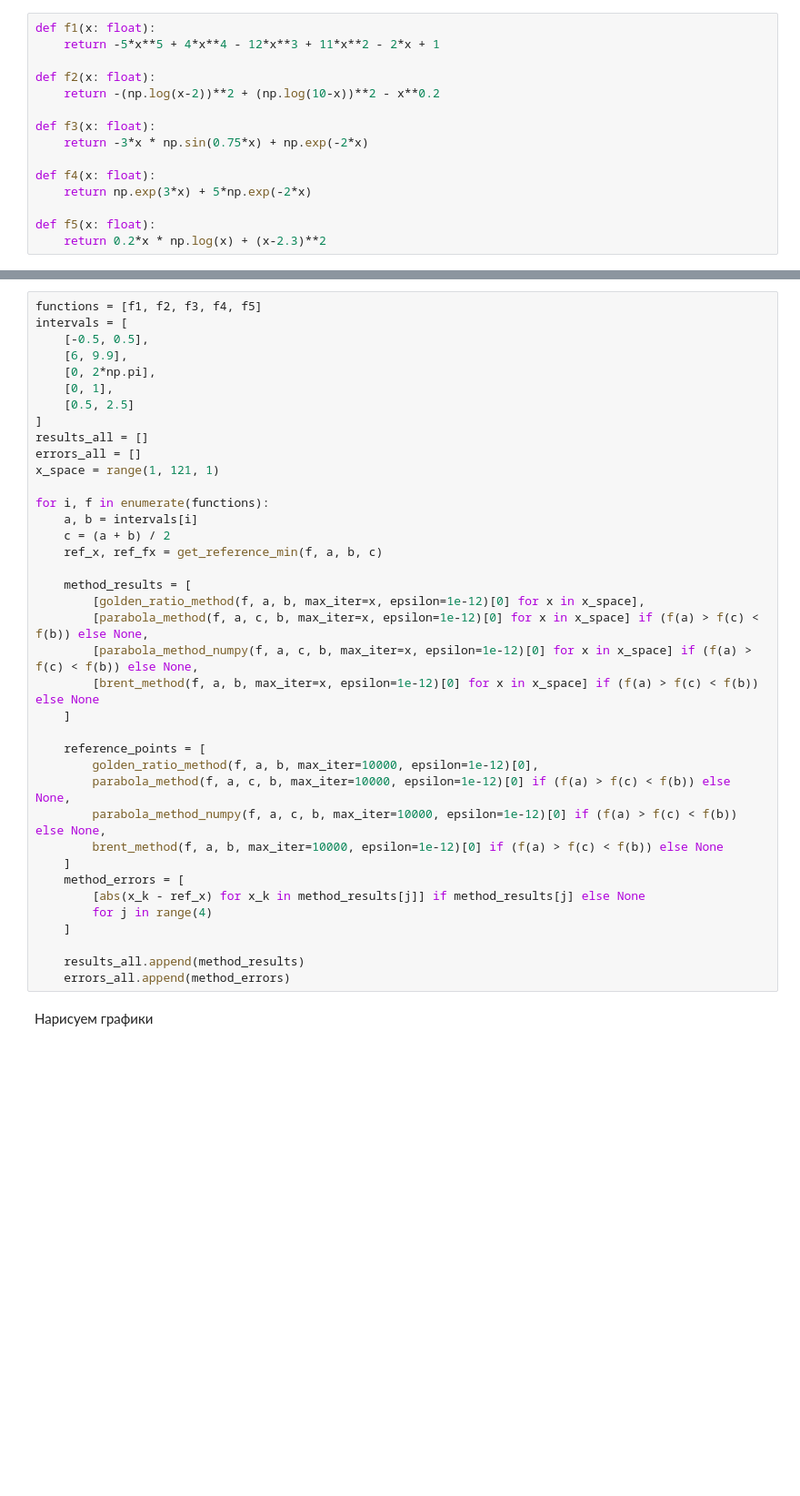
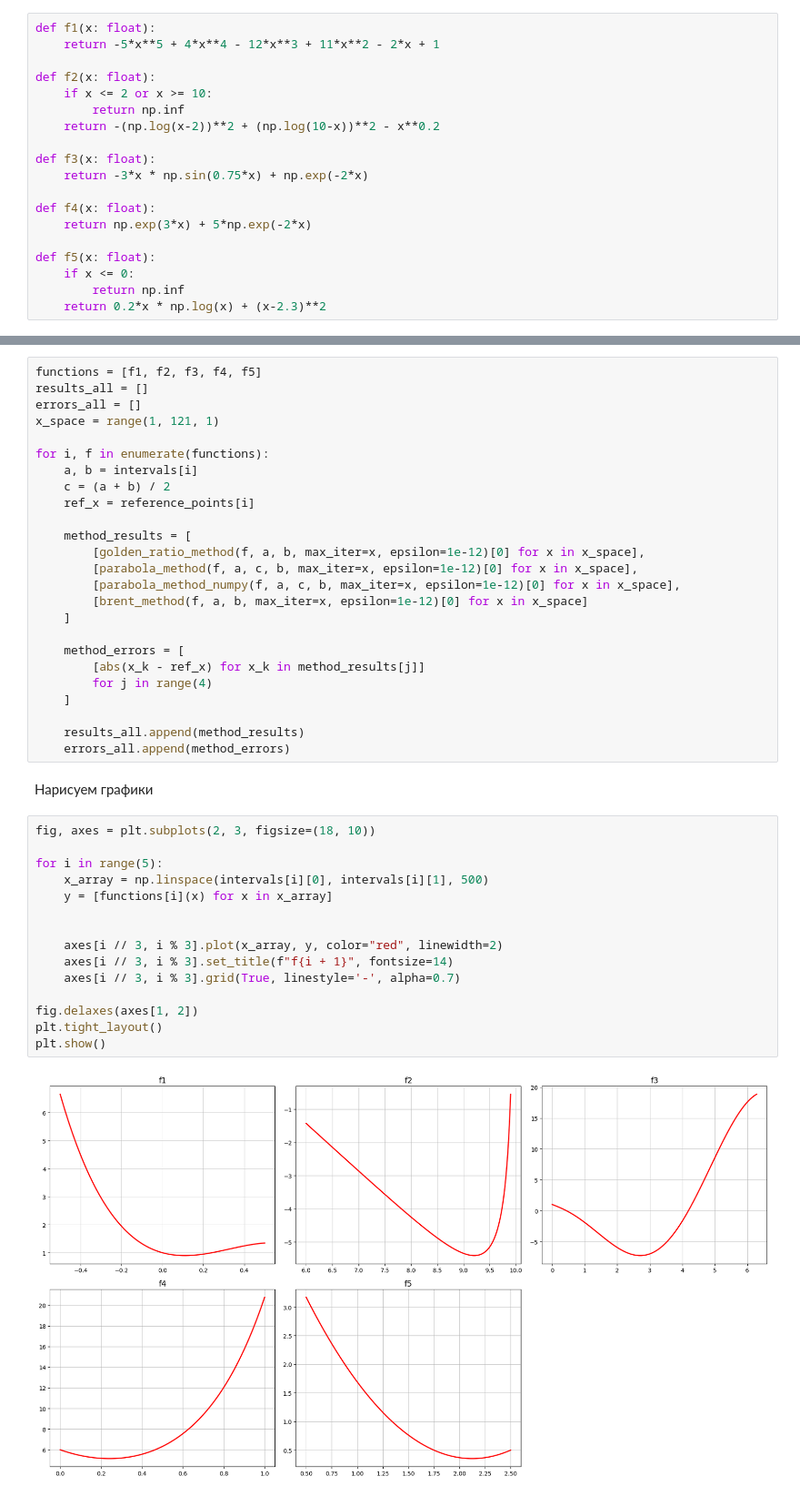
Before and after one commit to n-sukhov/OptMeth, a Jupyter notebook: Lab1/lab_1.ipynb, the cells around one changed output, grey strips where cells are left out. Shown at 91% size. Drawn from its saved outputs; the diff is of its cells as text; blank space fills up the shorter version.

```diff
--- a/Lab1/lab_1.ipynb
+++ b/Lab1/lab_1.ipynb
@@ -186,6 +181,8 @@ def f1(x: float):
     return -5*x**5 + 4*x**4 - 12*x**3 + 11*x**2 - 2*x + 1
 
 def f2(x: float):
+    if x <= 2 or x >= 10:
+        return np.inf
     return -(np.log(x-2))**2 + (np.log(10-x))**2 - x**0.2
 
 def f3(x: float):
@@ -195,6 +192,8 @@ def f4(x: float):
     return np.exp(3*x) + 5*np.exp(-2*x)
 
 def f5(x: float):
+    if x <= 0:
+        return np.inf
     return 0.2*x * np.log(x) + (x-2.3)**2
 # %% [markdown]
 Получение эталонных значений $x$
@@ -219,13 +229,6 @@ def get_reference_min(f, a, b, c=None):
 Применим оптимизацию
 # %%
 functions = [f1, f2, f3, f4, f5]
-intervals = [
-    [-0.5, 0.5],
-    [6, 9.9],
-    [0, 2*np.pi],
-    [0, 1],
-    [0.5, 2.5]
-]
 results_all = []
 errors_all = []
 x_space = range(1, 121, 1)
@@ -233,23 +236,17 @@ x_space = range(1, 121, 1)
 for i, f in enumerate(functions):
     a, b = intervals[i]
     c = (a + b) / 2
-    ref_x, ref_fx = get_reference_min(f, a, b, c)
+    ref_x = reference_points[i]
 
     method_results = [
         [golden_ratio_method(f, a, b, max_iter=x, epsilon=1e-12)[0] for x in x_space],
-        [parabola_method(f, a, c, b, max_iter=x, epsilon=1e-12)[0] for x in x_space] if (f(a) > f(c) < f(b)) else None,
-        [parabola_method_numpy(f, a, c, b, max_iter=x, epsilon=1e-12)[0] for x in x_space] if (f(a) > f(c) < f(b)) else None,
-        [brent_method(f, a, b, max_iter=x, epsilon=1e-12)[0] for x in x_space] if (f(a) > f(c) < f(b)) else None
+        [parabola_method(f, a, c, b, max_iter=x, epsilon=1e-12)[0] for x in x_space],
+        [parabola_method_numpy(f, a, c, b, max_iter=x, epsilon=1e-12)[0] for x in x_space],
+        [brent_method(f, a, b, max_iter=x, epsilon=1e-12)[0] for x in x_space]
     ]
 
-    reference_points = [
-        golden_ratio_method(f, a, b, max_iter=10000, epsilon=1e-12)[0],
-        parabola_method(f, a, c, b, max_iter=10000, epsilon=1e-12)[0] if (f(a) > f(c) < f(b)) else None,
-        parabola_method_numpy(f, a, c, b, max_iter=10000, epsilon=1e-12)[0] if (f(a) > f(c) < f(b)) else None,
-        brent_method(f, a, b, max_iter=10000, epsilon=1e-12)[0] if (f(a) > f(c) < f(b)) else None
-    ]
     method_errors = [
-        [abs(x_k - ref_x) for x_k in method_results[j]] if method_results[j] else None
+        [abs(x_k - ref_x) for x_k in method_results[j]]
         for j in range(4)
     ]
 
@@ -257,6 +254,23 @@ for i, f in enumerate(functions):
     errors_all.append(method_errors)
 # %% [markdown]
 Нарисуем графики
+# %%
+fig, axes = plt.subplots(2, 3, figsize=(18, 10))
+
+for i in range(5):
+    x_array = np.linspace(intervals[i][0], intervals[i][1], 500)
+    y = [functions[i](x) for x in x_array]
+
+
+    axes[i // 3, i % 3].plot(x_array, y, color="red", linewidth=2)
+    axes[i // 3, i % 3].set_title(f"f{i + 1}", fontsize=14)
+    axes[i // 3, i % 3].grid(True, linestyle='-', alpha=0.7)
+
+fig.delaxes(axes[1, 2])
+plt.tight_layout()
+plt.show()
+# %% [output]
+[figure, added]
 # %%
 method_names = ["Golden Ratio", "Parabola", "Parabola numpy.linalge.solve", "Brent"]
 
```
Also changed, not shown: parts of 9 cells of this notebook.
